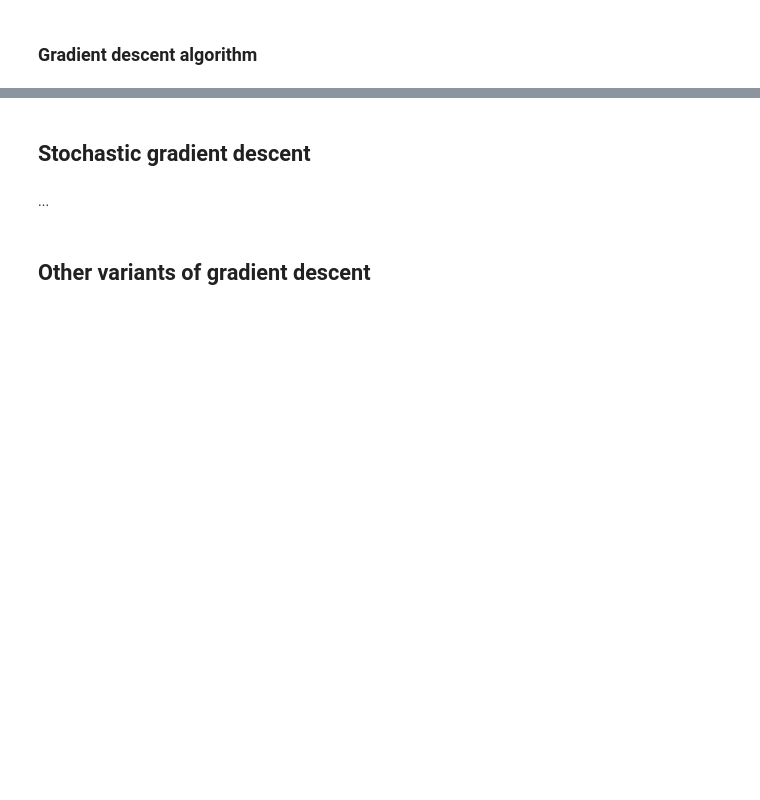
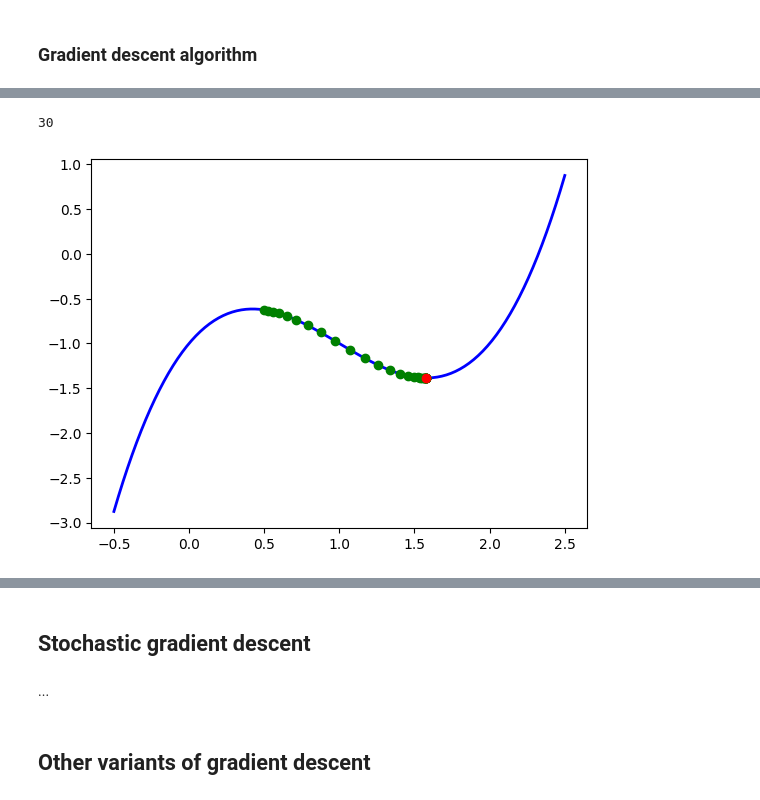
Before and after one commit to JimmyCalvoMonge/appmathpython, a Jupyter notebook: src/optimization/gradient_descent.ipynb, the cells around one changed output, grey strips where cells are left out. Cells and saved outputs as stored; diff of their text form; code cells hidden in the pictures; blank space fills up the shorter version.

```diff
--- a/src/optimization/gradient_descent.ipynb
+++ b/src/optimization/gradient_descent.ipynb
@@ -49,0 +121,13 @@ formed by the partial derivatives of $f(x)$. In $n=1$ dimensions, this is just t
+# %%
+idxxs = []
+for idx, val in enumerate(gradfx):
+    if idx < len(gradfx) - 1:
+        # Append index if its next value has different sign.
+        if gradfx[idx]*gradfx[idx+1] < 0:
+            idxxs.append(idx)
+
+# Of all these indices find the one for which f has the minimum value.
+idx_use = np.argmin([fx[i] for i in idxxs])
+# The min is the value of x at this index.
+min_at = xx[idxxs[idx_use]]
+print(f'The minimum is attained approximately at x={min_at}')
@@ -51,0 +226,53 @@ formed by the partial derivatives of $f(x)$. In $n=1$ dimensions, this is just t
+# %%
+# Basic Gradient descent algorithm
+def gradient_descent(gradient_func, x_0, alpha, tol, maxiter):
+    """
+    Gradient descent algorithm function.
+    args:
+    gradient_func: gradient function.
+    x_0: starting point.
+    alpha: learning rate.
+    tol: tolerance for gradient.
+    maxiter: maximum number of iterations allowed.
+    returns:
+    sequence values of gradient descent algorithm.
+    """
+
+    sequence_vals = [x_0]
+    x = x_0
+    k = 0
+
+    while k < maxiter: # stopping condition
+        gradient_val = gradient_func(x) # update the value of the gradient at the latest point
+        if np.abs(gradient_val) < tol:
+            break # get out of the loop if the norm of the gradient is smaller than the tolerance
+
+        x = x - alpha*gradient_val # update the value of x with the previous val
+        sequence_vals.append(x) # append the new point to the sequence
+        k += 1 # update the number of iterations that have taken place so far
+
+    return sequence_vals
+
+# Example of gradient descent with our basic 1D function
+def my_func(x):
+    return x**3 - 3*x**2 + 2*x - 1
+
+def my_gradient(x):
+    # The derivative of this function:
+    return 3*x**2 - 6*x + 2
+
+seq_vals = gradient_descent(my_gradient, x_0=0.5, alpha=0.1, tol=0.001, maxiter=100)
+print(len(seq_vals)) # This took 30 iterations
+# %% [output]
+30
+# %%
+xx = np.linspace(-0.5, 2.5, 100)
+fx = [my_func(x) for x in xx]
+plt.plot(xx, fx, linewidth=2, color='b')
+
+for val in seq_vals:
+    plt.plot(val, my_func(val), "og")
+plt.plot(1.577, -1.385, "or")
+plt.show()
+# %% [output]
+[figure, added]
```
Also changed, not shown: parts of 28 cells of this notebook, 2 other files.
